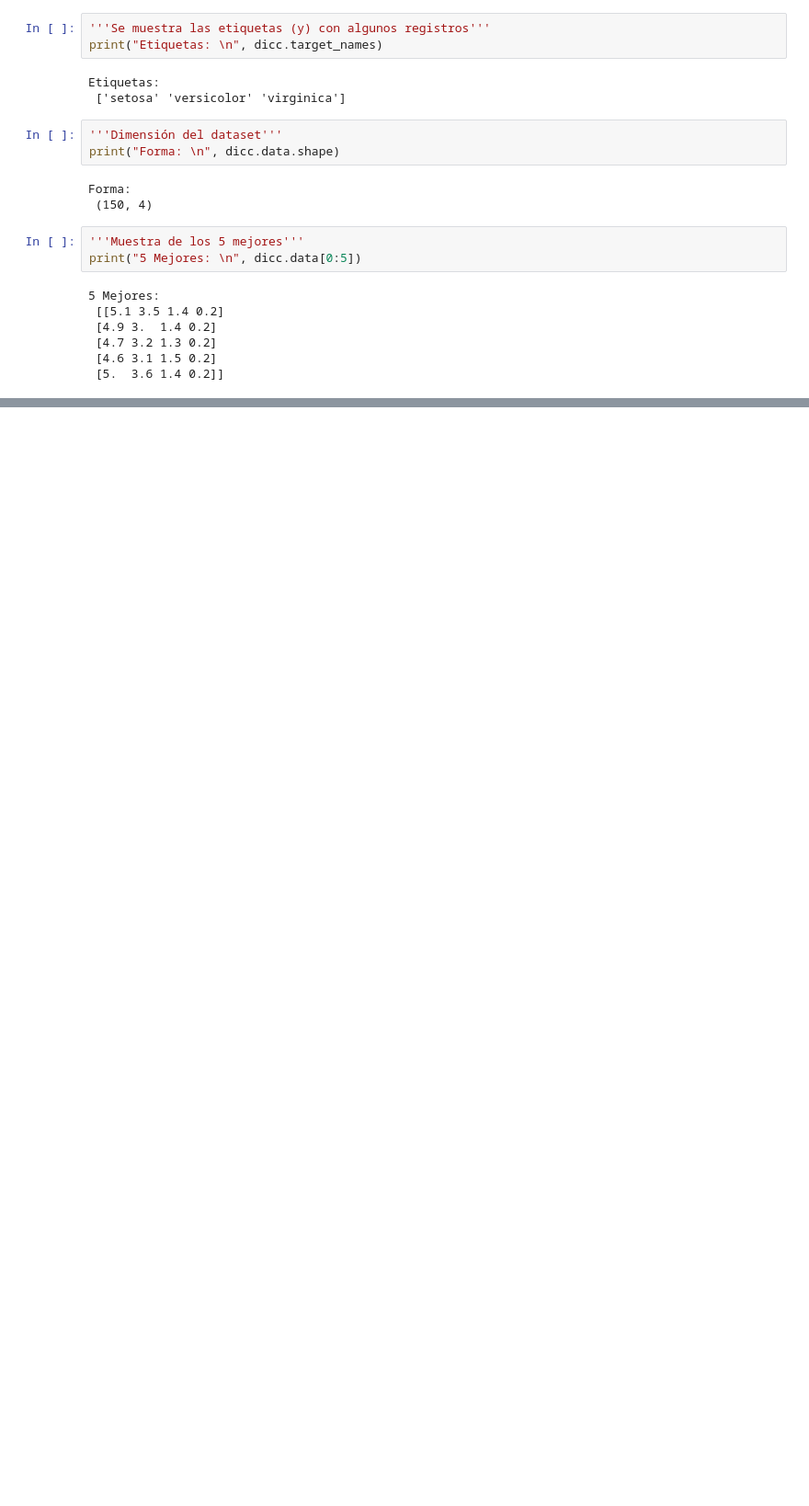
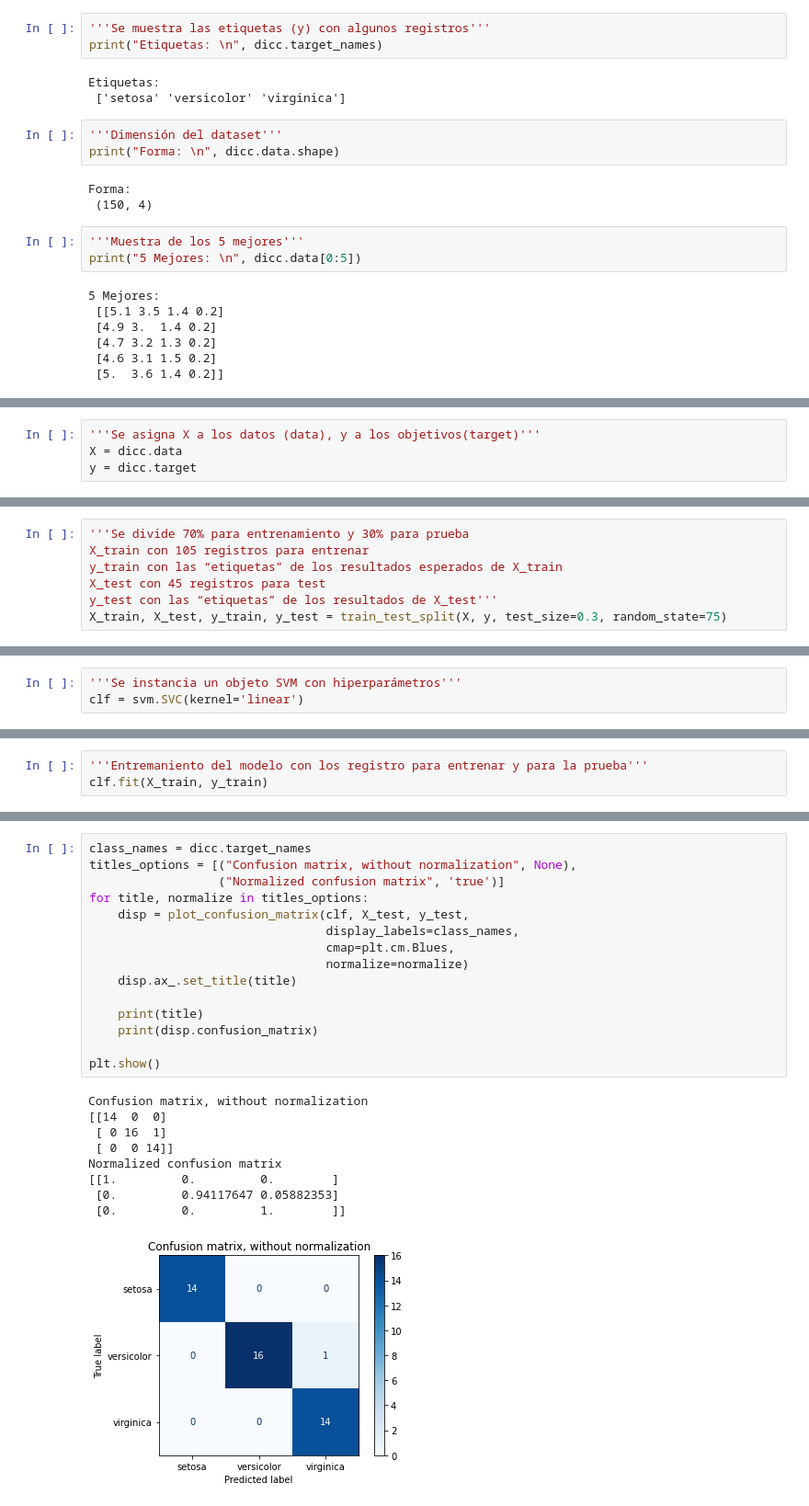
Before and after one commit to kxordonez/SVM, a Jupyter notebook: SVM.ipynb, the cells around one changed output, grey strips where cells are left out. Shown at 92% size. Saved outputs shown, nothing was run; the diff lists cells and outputs as text; blank space fills up the shorter version.

Commit message:
Divsión y modelamiento del conjunto de datos

```diff
--- a/SVM.ipynb
+++ b/SVM.ipynb
@@ -67,0 +76,4 @@ print("5 Mejores: \n", dicc.data[0:5])
+# %%
+'''Se asigna X a los datos (data), y a los objetivos(target)'''
+X = dicc.data
+y = dicc.target
@@ -67,0 +82,7 @@ print("5 Mejores: \n", dicc.data[0:5])
+# %%
+'''Se divide 70% para entrenamiento y 30% para prueba
+X_train con 105 registros para entrenar
+y_train con las “etiquetas” de los resultados esperados de X_train
+X_test con 45 registros para test
+y_test con las “etiquetas” de los resultados de X_test'''
+X_train, X_test, y_train, y_test = train_test_split(X, y, test_size=0.3, random_state=75)
@@ -67,0 +102,3 @@ print("5 Mejores: \n", dicc.data[0:5])
+# %%
+'''Se instancia un objeto SVM con hiperparámetros'''
+clf = svm.SVC(kernel='linear')
@@ -67,0 +107,3 @@ print("5 Mejores: \n", dicc.data[0:5])
+# %%
+'''Entremaniento del modelo con los registro para entrenar y para la prueba'''
+clf.fit(X_train, y_train)
@@ -67,0 +149,25 @@ print("5 Mejores: \n", dicc.data[0:5])
+# %%
+class_names = dicc.target_names
+titles_options = [("Confusion matrix, without normalization", None),
+                  ("Normalized confusion matrix", 'true')]
+for title, normalize in titles_options:
+    disp = plot_confusion_matrix(clf, X_test, y_test,
+                                 display_labels=class_names,
+                                 cmap=plt.cm.Blues,
+                                 normalize=normalize)
+    disp.ax_.set_title(title)
+
+    print(title)
+    print(disp.confusion_matrix)
+
+plt.show()
+# %% [output]
+Confusion matrix, without normalization
+[[14  0  0]
+ [ 0 16  1]
+ [ 0  0 14]]
+Normalized confusion matrix
+[[1.         0.         0.        ]
+ [0.         0.94117647 0.05882353]
+ [0.         0.         1.        ]]
+[figure, added]
```
Also changed, not shown: parts of 16 cells of this notebook.
